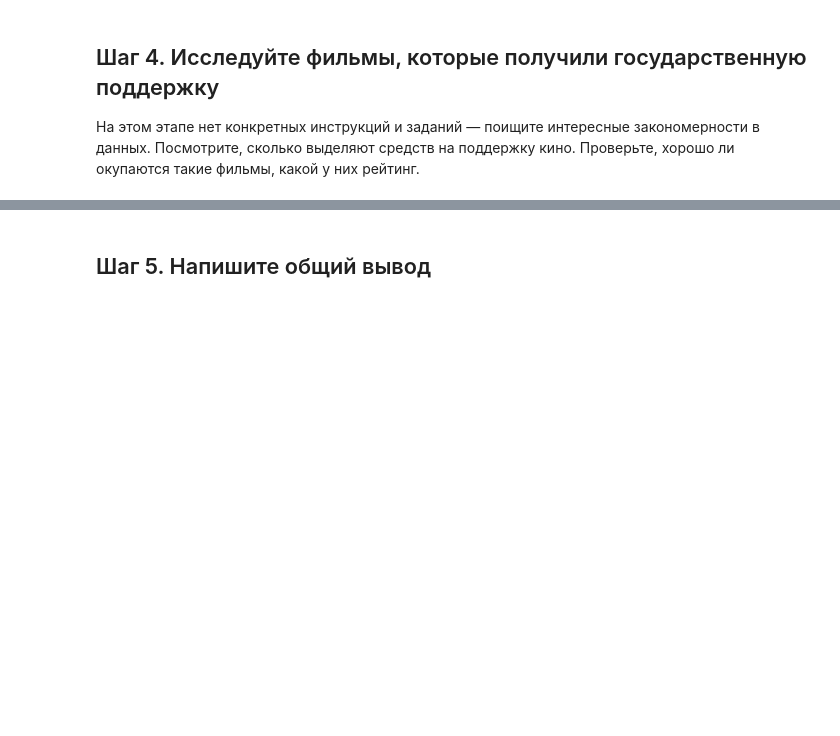
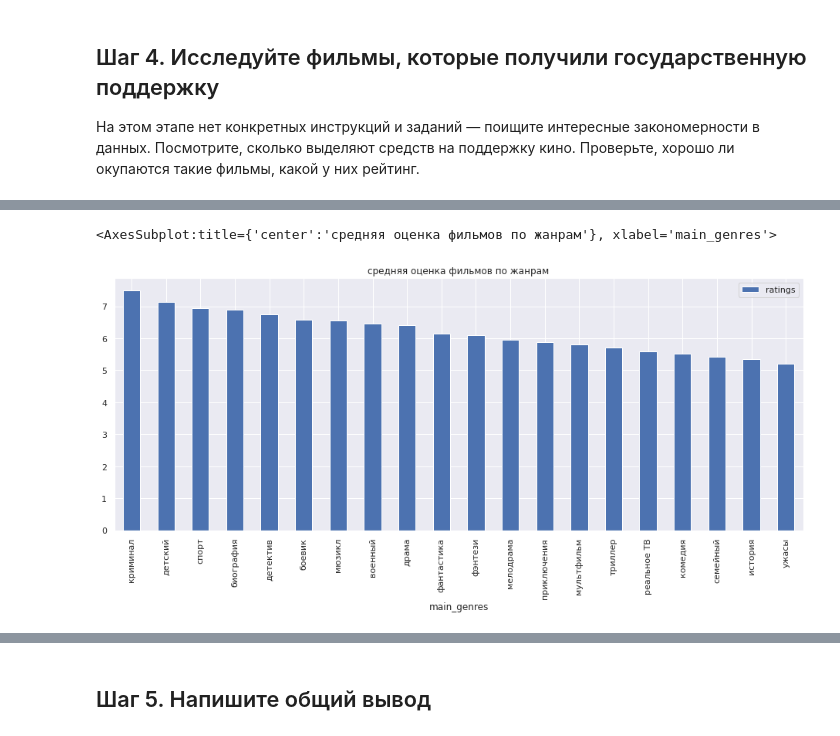
Before and after one commit to ArtyomRasskazov/Practicum, a Jupyter notebook: 1-4-russian-film-distribution.ipynb, the cells around one changed output, grey strips where cells are left out. Drawn from its saved outputs; the diff is of its cells as text; code cells hidden in the pictures; blank space fills up the shorter version.

```diff
--- a/1-4-russian-film-distribution.ipynb
+++ b/1-4-russian-film-distribution.ipynb
@@ -632,3 +617,13 @@ print()
 ## Шаг 4. Исследуйте фильмы, которые получили государственную поддержку
 
 На этом этапе нет конкретных инструкций и заданий — поищите интересные закономерности в данных. Посмотрите, сколько выделяют средств на поддержку кино. Проверьте, хорошо ли окупаются такие фильмы, какой у них рейтинг.
+# %%
+df_supported = df[df['refundable_support'].notna() | df['nonrefundable_support'].notna()]
+
+df_supported['full_support'] = df_supported['nonrefundable_support'] + df_supported['refundable_support']
+
+df_supported['profitability'] = df_supported['box_office'] / df_supported['full_support'] - 1
+
+df_supported['is_paid_off'] = df_supported['profitability'] > 0
+
+df_supported['is_not_paid_off'] = ~df_supported['is_paid_off']
@@ -634,0 +651,9 @@ print()
+# %%
+# most popular genres
+df_supported[['main_genres', 'ratings']].groupby('main_genres') \
+                                        .agg('mean') \
+                                        .sort_values(by='ratings', ascending=False) \
+                                        .plot(title='средняя оценка фильмов по жанрам', kind='bar')
+# %% [output]
+<AxesSubplot:title={'center':'средняя оценка фильмов по жанрам'}, xlabel='main_genres'>
+[figure, added]
```
Also changed, not shown: parts of 8 cells of this notebook.
